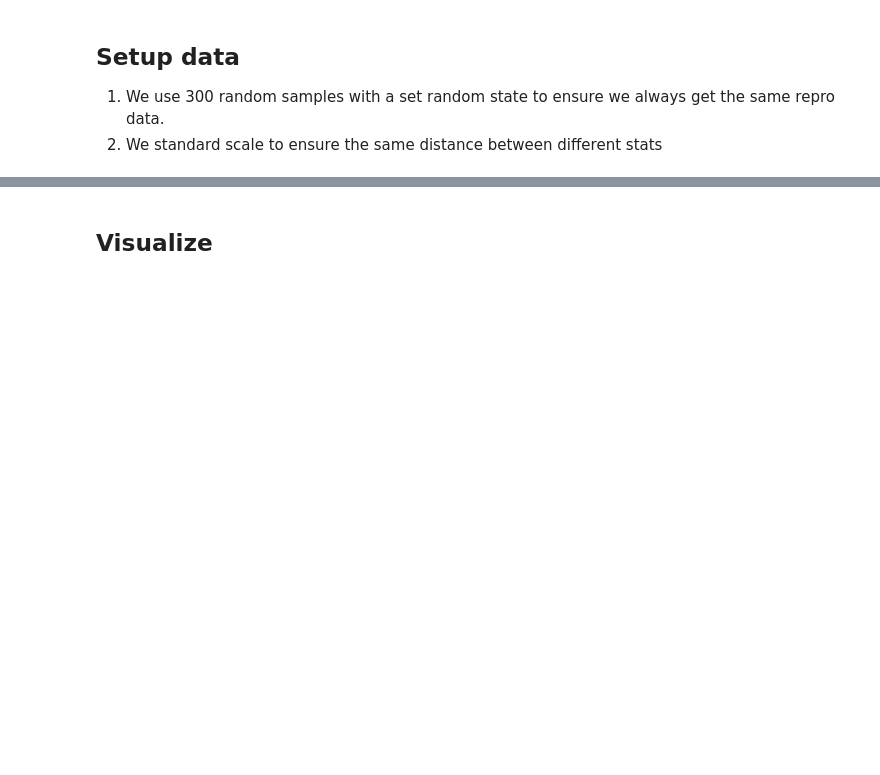
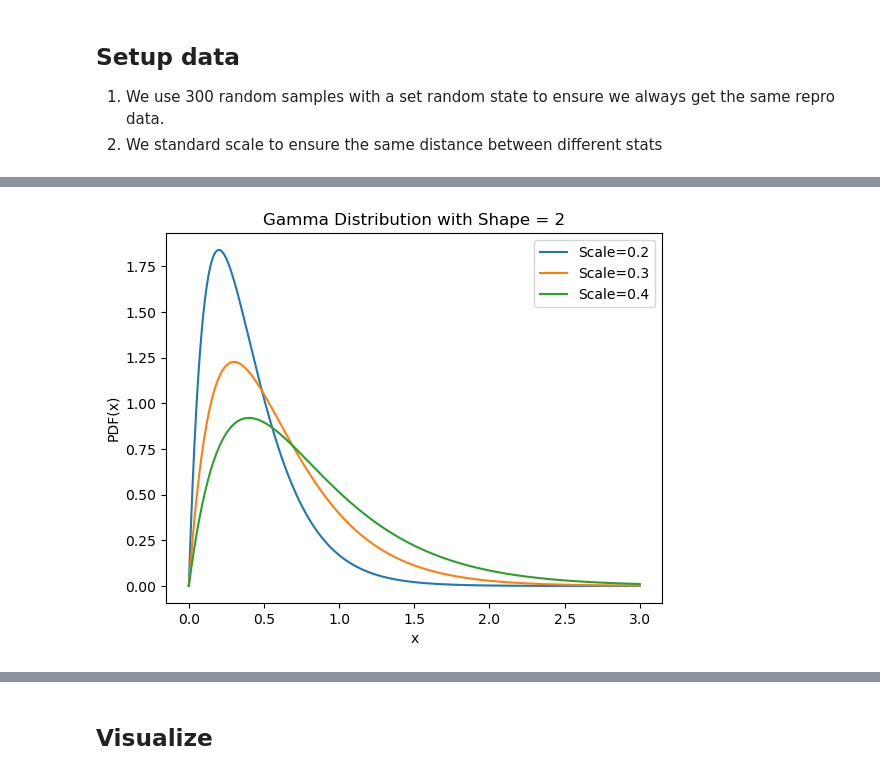
Before and after one commit to tjvanderende/privacy-preserved-clustering-with-nD-Laplace, a Jupyter notebook: RQ1/2D-Laplace.ipynb, the cells around one changed output, grey strips where cells are left out. Drawn from its saved outputs; the diff is of its cells as text; code cells hidden in the pictures; blank space fills up the shorter version.

```diff
--- a/RQ1/2D-Laplace.ipynb
+++ b/RQ1/2D-Laplace.ipynb
@@ -69,0 +100,25 @@ testVector
+# %%
+
+import matplotlib.pyplot as plt
+
+def compute_d_radius(eps):
+    return gamma(2, scale=eps)
+x2= np.linspace(0, 3, 500)
+
+for scale in [0.2, 0.3, 0.4]:
+    # Generate a gamma distribution
+    gamma_dist = compute_d_radius(scale)
+
+    # Calculate the PDF values for each x-value
+    pdf = gamma_dist.pdf(x2)
+
+    # Plot the PDF
+    plt.plot(x2, pdf, label=f"Scale={scale}")
+
+plt.title("Gamma Distribution with Shape = 2")
+plt.xlabel("x")
+plt.ylabel("PDF(x)")
+plt.legend()
+plt.show()
+# %% [output]
+[figure, added]
```
Also changed, not shown: parts of 34 cells of this notebook, 3 other files.
